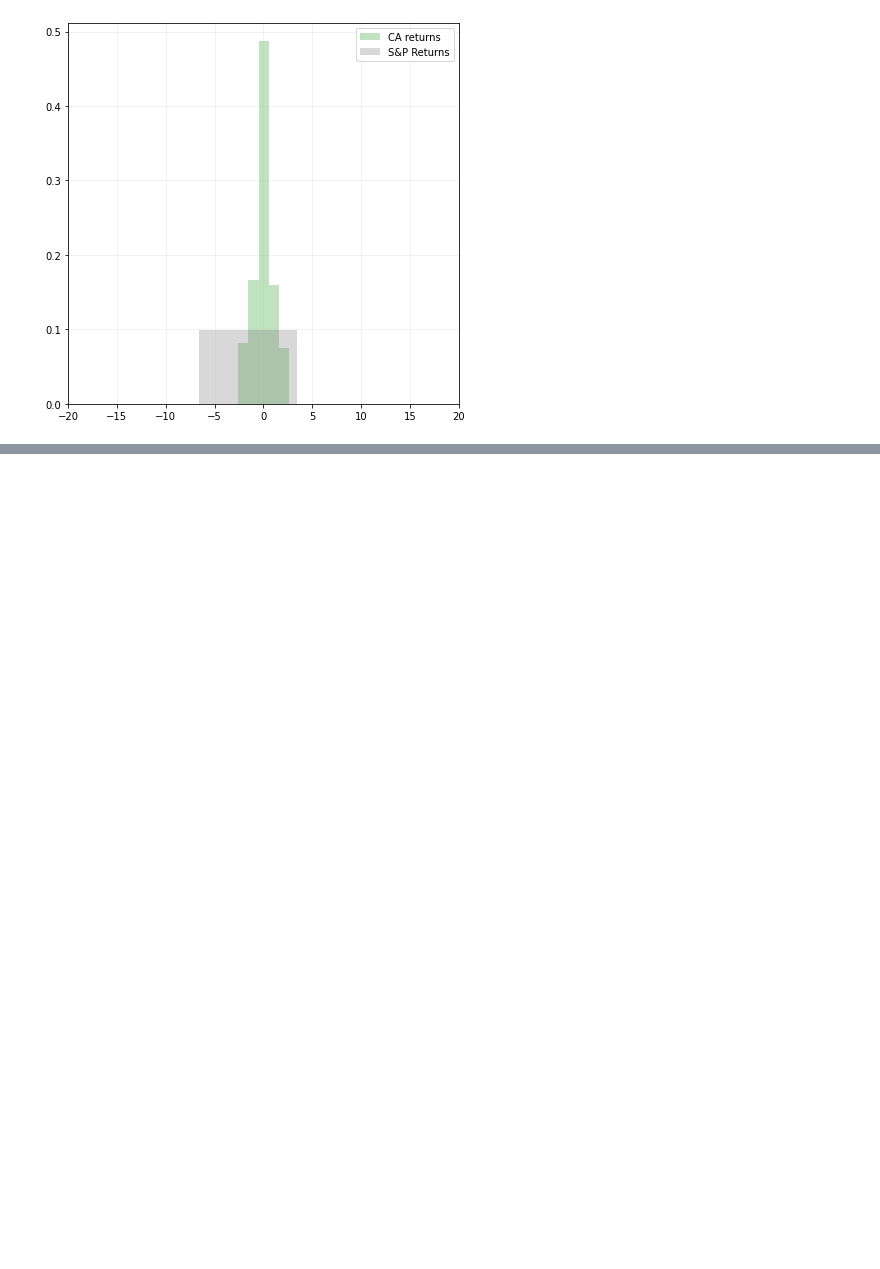
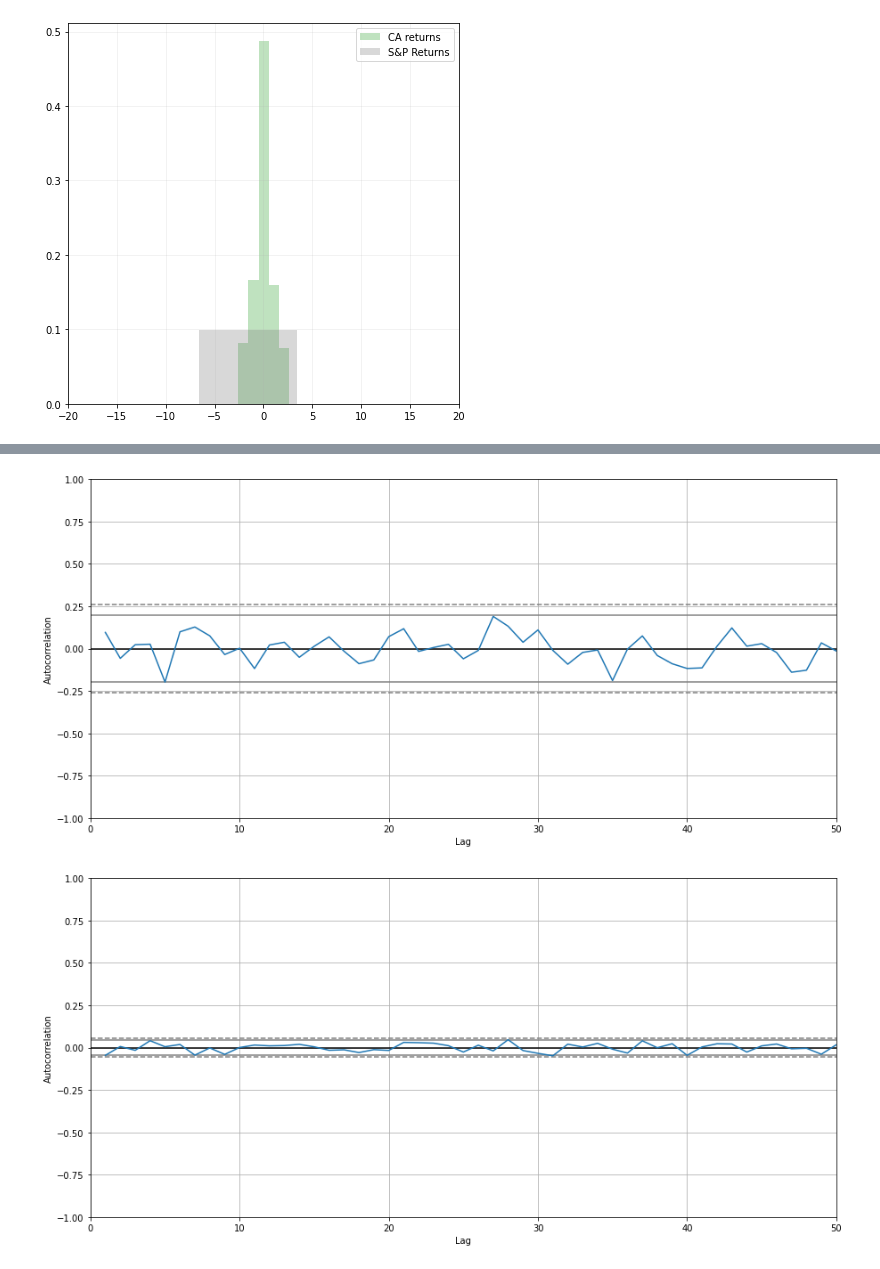
Before and after one commit to charelF/ComplexSystems, a Jupyter notebook: code/james/bartolozzi2004.ipynb, the cells around one changed output, grey strips where cells are left out. Drawn from its saved outputs; the diff is of its cells as text; code cells hidden in the pictures; blank space fills up the shorter version.

```diff
--- a/code/james/bartolozzi2004.ipynb
+++ b/code/james/bartolozzi2004.ipynb
@@ -323,7 +325,7 @@ plt.plot(A_vals, res_A)
 [<matplotlib.lines.Line2D at 0x...>]
 [figure]
 # %%
-r, G = execute(0.1, 0.0001, 0.1, 2, 0.1, 0.1)
+x, G = execute(0.1, 0.0001, 0.1, 2, 0.1, 0.1)
 r = (x - np.mean(x)) / np.std(x)
 print(np.min(r), np.max(r))
 # %% [output]
@@ -377,0 +384,17 @@ plt.show()
+# %%
+## autocorrlation plot
+plt.figure(figsize=(15, 7))
+pd.plotting.autocorrelation_plot(log_ret_dat_stan[1:100])
+plt.xlim(0, 50)
+plt.show()
+
+## autocorrlation plot
+plt.figure(figsize=(15, 7))
+pd.plotting.autocorrelation_plot(x)
+plt.xlim(0, 50)
+plt.show()
+
+## this is fucked we want lag=0 also
+# %% [output]
+[figure, added]
+[figure, added]
```
Also changed, not shown: parts of 11 cells of this notebook, 3 other files.
